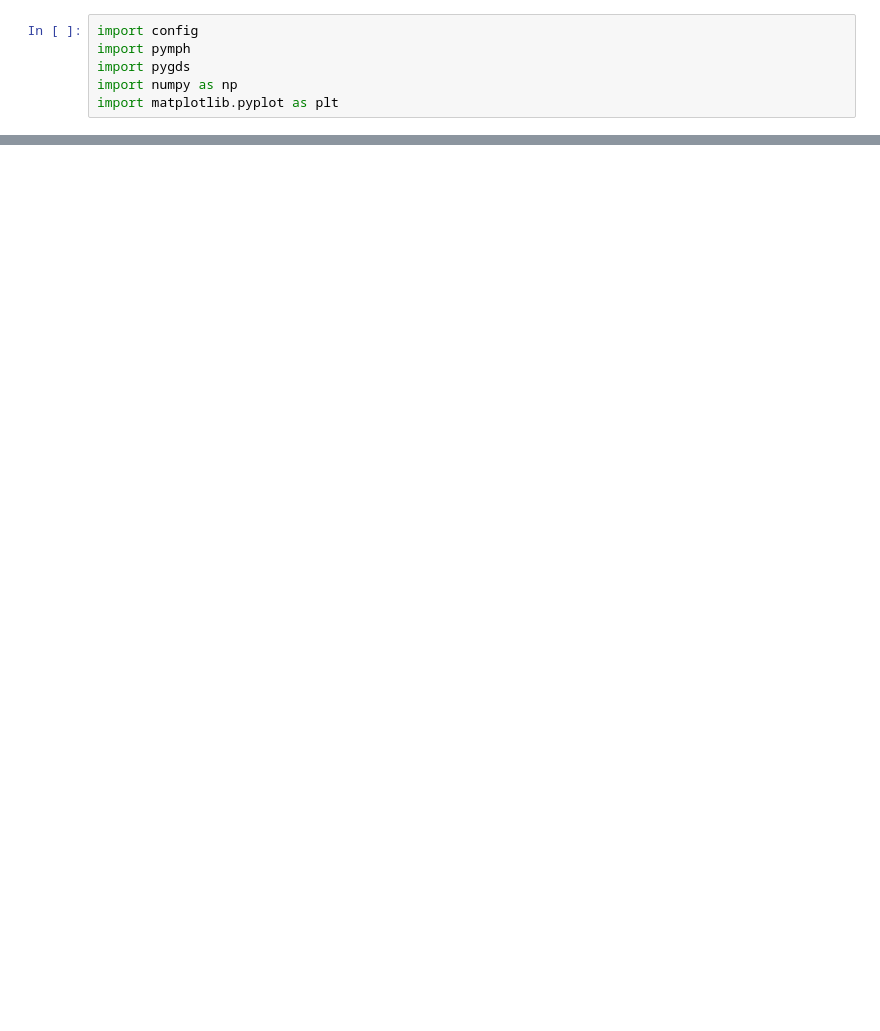
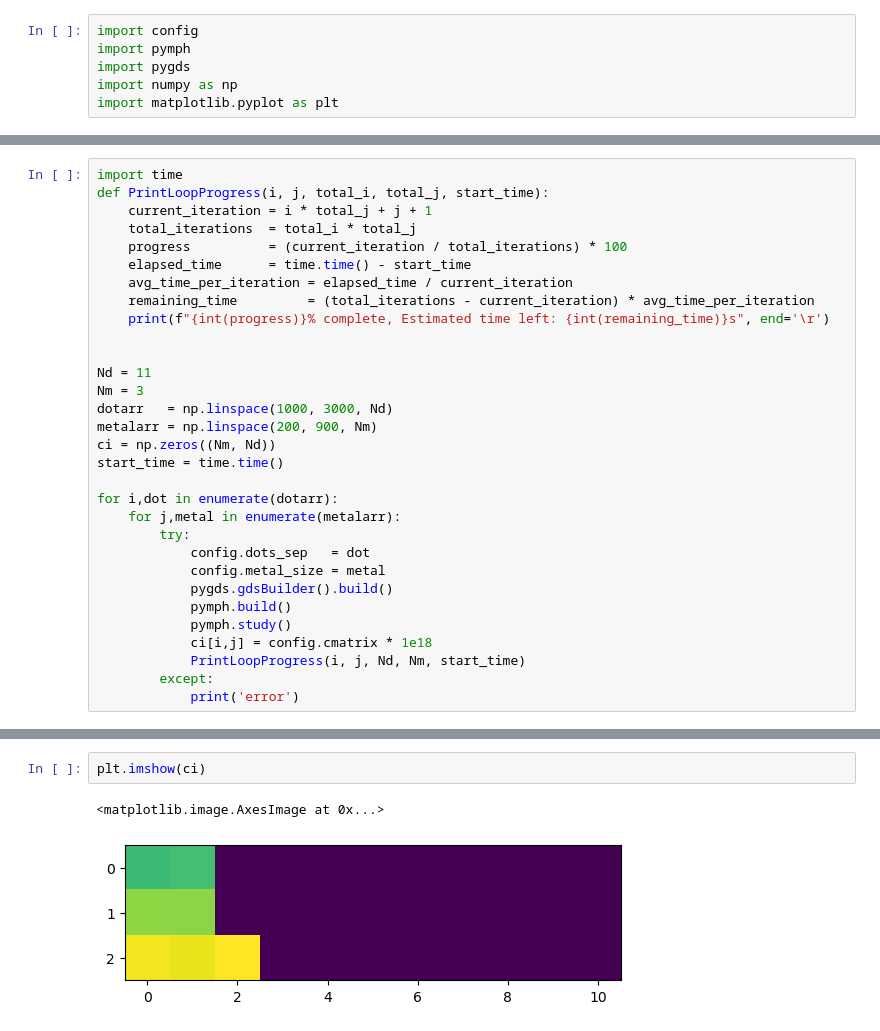
Before and after one commit to BingchengSuo/PYVA, a Jupyter notebook: measurements.ipynb, the cells around one changed output, grey strips where cells are left out. Cells and saved outputs as stored; diff of their text form; blank space fills up the shorter version.

```diff
--- a/measurements.ipynb
+++ b/measurements.ipynb
@@ -55,0 +94,31 @@ array([[9.76439211e+14, 1.98053732e+14],
+# %%
+import time
+def PrintLoopProgress(i, j, total_i, total_j, start_time):
+    current_iteration = i * total_j + j + 1
+    total_iterations  = total_i * total_j
+    progress          = (current_iteration / total_iterations) * 100
+    elapsed_time      = time.time() - start_time
+    avg_time_per_iteration = elapsed_time / current_iteration
+    remaining_time         = (total_iterations - current_iteration) * avg_time_per_iteration
+    print(f"{int(progress)}% complete, Estimated time left: {int(remaining_time)}s", end='\r')
+
+
+Nd = 11
+Nm = 3
+dotarr   = np.linspace(1000, 3000, Nd)
+metalarr = np.linspace(200, 900, Nm)
+ci = np.zeros((Nm, Nd))
+start_time = time.time()
+
+for i,dot in enumerate(dotarr):
+    for j,metal in enumerate(metalarr):
+        try:
+            config.dots_sep   = dot
+            config.metal_size = metal
+            pygds.gdsBuilder().build()
+            pymph.build()
+            pymph.study()
+            ci[i,j] = config.cmatrix * 1e18
+            PrintLoopProgress(i, j, Nd, Nm, start_time)
+        except:
+            print('error')
@@ -55,0 +137,5 @@ array([[9.76439211e+14, 1.98053732e+14],
+# %%
+plt.imshow(ci)
+# %% [output]
+<matplotlib.image.AxesImage at 0x...>
+[figure, added]
```
Also changed, not shown: parts of 14 cells of this notebook, 9 other files.
